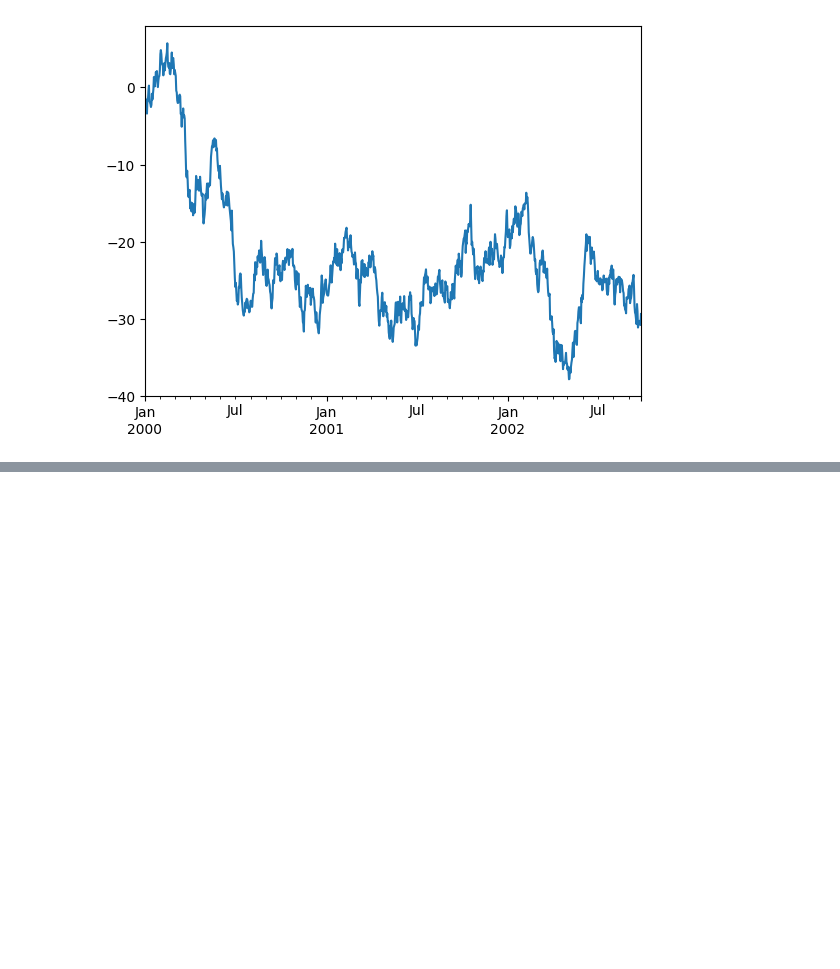
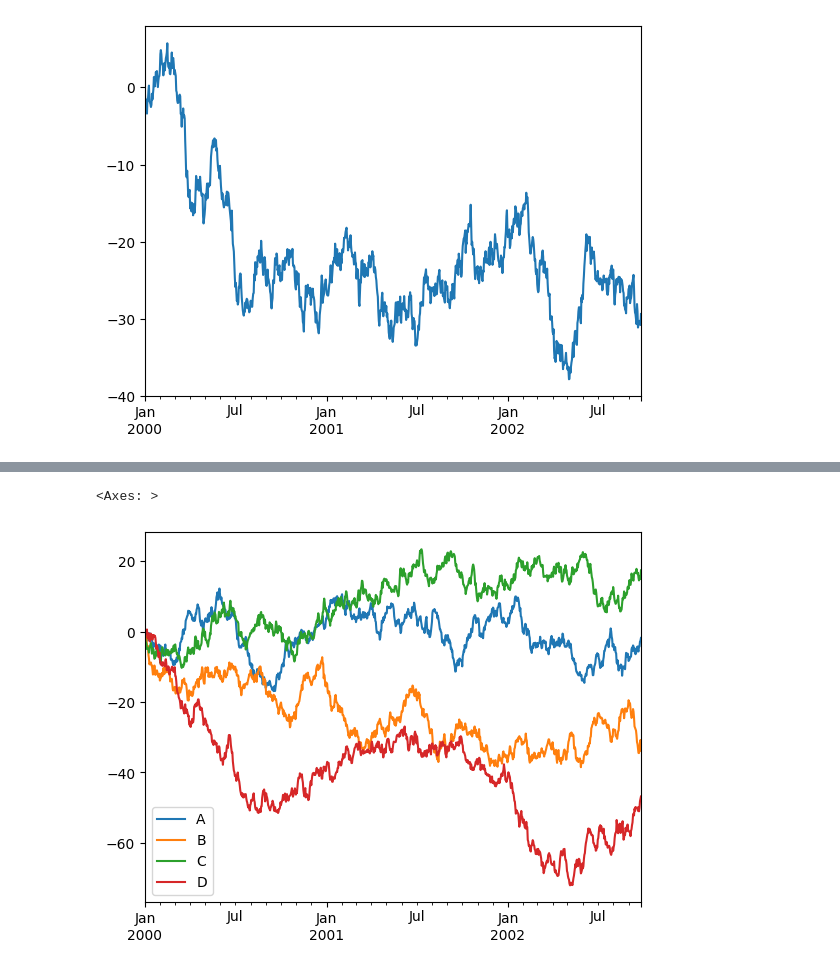
Before and after one commit to LeonaIstrefi/2024uK294_LeIst_author, a Jupyter notebook: demos/02_PandasIntro.ipynb, the cells around one changed output, grey strips where cells are left out. Saved outputs shown, nothing was run; the diff lists cells and outputs as text; code cells hidden in the pictures; blank space fills up the shorter version.

Commit message:
made sure it shows the plotting

```diff
--- a/demos/02_PandasIntro.ipynb
+++ b/demos/02_PandasIntro.ipynb
@@ -124,4 +124,9 @@ The output should look similar to this:\
 # %%
 df = pd.DataFrame(
     np.random.randn(1000, 4), index=ts.index, columns=["A", "B", "C", "D"]
 )
+df = df.cumsum()
+df.plot()
+# %% [output]
+<Axes: >
+[figure, added]
```
